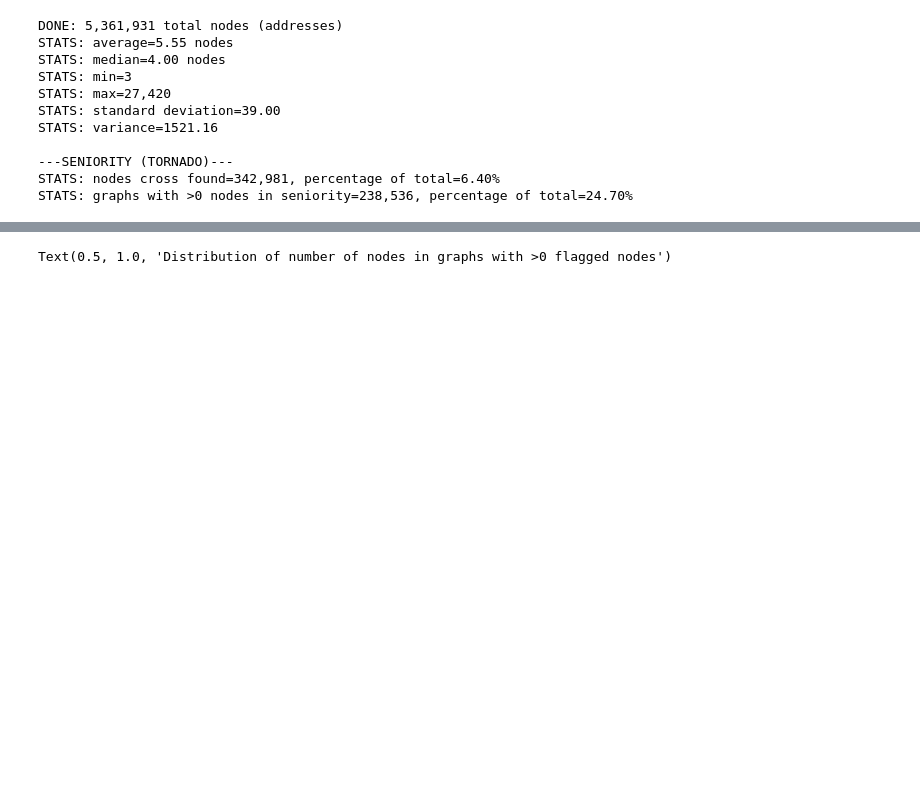
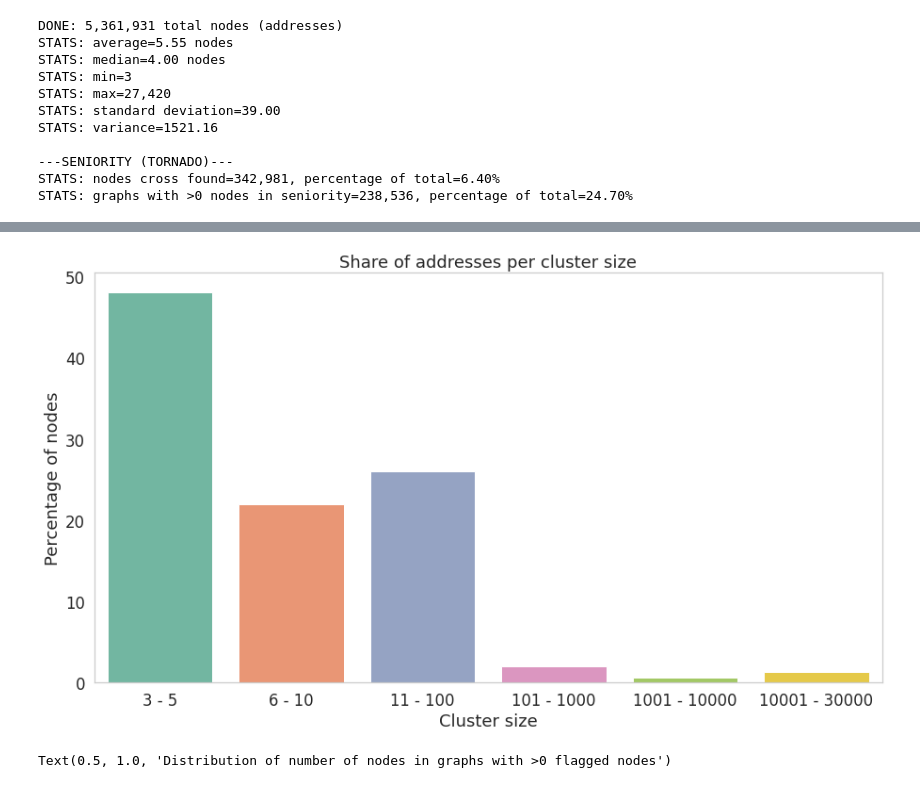
Before and after one commit to ethereum-aml-tool/indago, a Jupyter notebook: notebooks/cluster_results.ipynb, the cells around one changed output, grey strips where cells are left out. Cells and saved outputs as stored; diff of their text form; code cells hidden in the pictures; blank space fills up the shorter version.

```diff
--- a/notebooks/cluster_results.ipynb
+++ b/notebooks/cluster_results.ipynb
@@ -104,21 +104,3 @@ STATS: variance=1521.16
 ---SENIORITY (TORNADO)---
 STATS: nodes cross found=342,981, percentage of total=6.40%
 STATS: graphs with >0 nodes in seniority=238,536, percentage of total=24.70%
-# %%
-import seaborn as sns
-import pandas as pd
-import numpy as np
-
-def reject_outliers(data, n_deviations=0.3):
-    mean = np.mean(data)
-    standard_deviation = np.std(data)
-    distance_from_mean = abs(data - mean)
-    not_outlier = distance_from_mean < n_deviations * standard_deviation
-    return data[not_outlier]
-
-sns.set_style("whitegrid")
-sns.set(rc = {'figure.figsize':(15,8)})
-p = sns.histplot(data=reject_outliers(node_counts), stat='percent', shrink=8.25)
-p.set_xlabel('Number of nodes/addresses in cluster', fontsize=16)
-p.set_ylabel('Percentage of graphs', fontsize=16)
-p.set_title('Distribution of number of nodes in DAR graphs', fontsize=16)
@@ -127,0 +107,63 @@ Text(0.5, 1.0, 'Distribution of number of nodes in DAR graphs')
+# %%
+import seaborn as sns
+import pandas as pd
+import numpy as np
+
+def reject_outliers(data, n_deviations=0.3):
+    mean = np.mean(data)
+    standard_deviation = np.std(data)
+    distance_from_mean = abs(data - mean)
+    not_outlier = distance_from_mean < n_deviations * standard_deviation
+    return data[not_outlier]
+
+node_count_ranges = [0, 10, 100, 1000, 10000, 30000]
+node_count_labels = ['0-10', '10-100', '100-1000', '1000-10000', '10000-30000']
+node_count_bins = pd.cut(node_counts, node_count_ranges, labels=node_count_labels)
+sum_of_counts_per_bin = node_count_bins.value_counts().sort_index()
+print (node_count_bins.value_counts().shape)
+node_count_bins_values = node_count_bins.value_counts()
+print(node_count_bins_values)
+
+small_graphs = node_counts[node_counts <= 5]
+medium_graphs = node_counts[(node_counts > 5) & (node_counts <= 10)]
+large_graphs = node_counts[(node_counts > 10) & (node_counts <= 100)]
+huge_graphs = node_counts[(node_counts > 100) & (node_counts <= 1000)]
+very_huge_graphs = node_counts[(node_counts > 1000) & (node_counts <= 10000)]
+gigantic_graphs = node_counts[(node_counts > 10000) & (node_counts <= 30000)]
+
+print(f'INFO: small graphs: {len(small_graphs)}, amount of addresses: {sum(small_graphs)}')
+print(f'INFO: medium graphs: {len(medium_graphs)}, amount of addresses: {sum(medium_graphs)}')
+print(f'INFO: large graphs: {len(large_graphs)}, amount of addresses: {sum(large_graphs)}')
+print(f'INFO: huge graphs: {len(huge_graphs)}, amount of addresses: {sum(huge_graphs)}')
+print(f'INFO: very huge graphs: {len(very_huge_graphs)}, amount of addresses: {sum(very_huge_graphs)}')
+print(f'INFO: gigantic graphs: {len(gigantic_graphs)}, amount of addresses: {sum(gigantic_graphs)}')
+
+count_sum_df = pd.DataFrame({
+    'label': ['3 - 5', '6 - 10', '11 - 100', '101 - 1000', '1001 - 10000', '10001 - 30000'],
+    'sum': [sum(small_graphs) / sum(node_counts) * 100, sum(medium_graphs) / sum(node_counts) * 100, sum(large_graphs) / sum(node_counts) * 100, sum(huge_graphs) / sum(node_counts) * 100, sum(very_huge_graphs) / sum(node_counts) * 100, sum(gigantic_graphs) / sum(node_counts) * 100]
+})
+print(count_sum_df)
+
+sns.set(style="whitegrid")
+sns.set(rc = {'figure.figsize':(15,8)})
+sns.set(font_scale=1.5)
+sns.set_style("whitegrid", {'axes.grid' : False})
+sns.set_palette("Set2")
+
+ax = sns.barplot(x="label", y="sum", data=count_sum_df)
+ax.set(xlabel='Cluster size', ylabel='Percentage of nodes')
+ax.set_title('Share of addresses per cluster size')
+
+# ax = sns.countplot(x=node_count_bins, order=node_count_labels)
+# ax.set(xlabel='Number of nodes in DAR graph', ylabel='Number of DAR graphs')
+# ax.set_title('Number of nodes in DAR graphs')
+# ax.set_xticklabels(ax.get_xticklabels(), rotation=45, horizontalalignment='right')
+
+# sns.set_style("whitegrid")
+# sns.set(rc = {'figure.figsize':(15,8)})
+# # p = sns.histplot(data=reject_outliers(node_counts), stat='percent', shrink=8.25)
+# p = sns.histplot(data=node_count_bins.value_counts(), stat='percent', shrink=8.25)
+# p.set_xlabel('Number of nodes/addresses in cluster', fontsize=16)
+# p.set_ylabel('Percentage of graphs', fontsize=16)
+# p.set_title('Distribution of number of nodes in DAR graphs', fontsize=16)
+# %% [output]
@@ -128,3 +191,4 @@ Text(0.5, 1.0, 'Distribution of number of nodes in DAR graphs')
+[figure, added]
 # %%
 sen_node_counts = np.array([len(graph['nodes']) for graph in sen_graphs])
 
```
Also changed, not shown: parts of 3 cells of this notebook, 2 other files.
